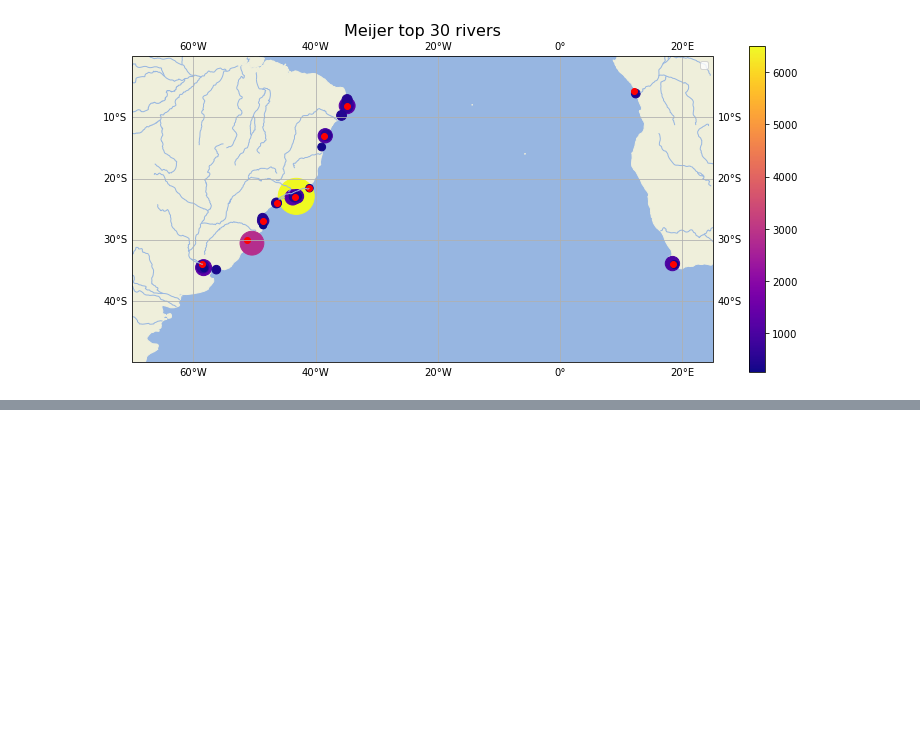
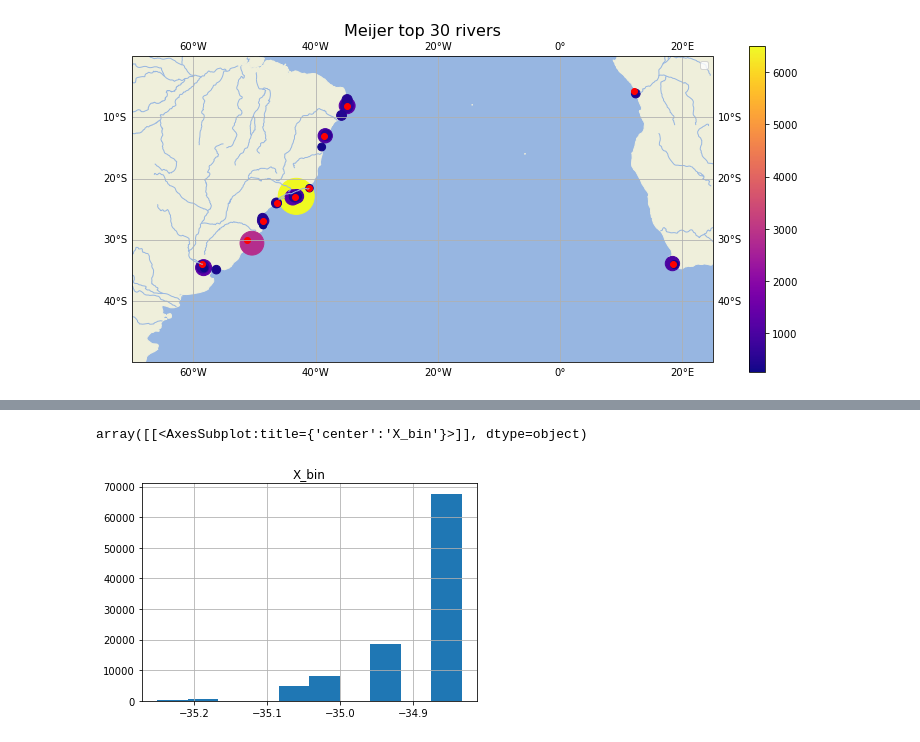
Before and after one commit to OceanParcels/BayesianAnalysis_SouthAtlantic, a Jupyter notebook: notebooks/Standard_method_release_particles_from_river_locations.ipynb, the cells around one changed output, grey strips where cells are left out. Saved outputs shown, nothing was run; the diff lists cells and outputs as text; code cells hidden in the pictures; blank space fills up the shorter version.

```diff
--- a/notebooks/Standard_method_release_particles_from_river_locations.ipynb
+++ b/notebooks/Standard_method_release_particles_from_river_locations.ipynb
@@ -518,0 +625,5 @@ plt.pie(priors['mean'], labels=priors.index, autopct='%.1f%%',
+# %%
+release_points['Recife'].hist('X_bin')
+# %% [output]
+array([[<AxesSubplot:title={'center':'X_bin'}>]], dtype=object)
+[figure, added]
```
Also changed, not shown: parts of 47 cells of this notebook, 2 other files.
